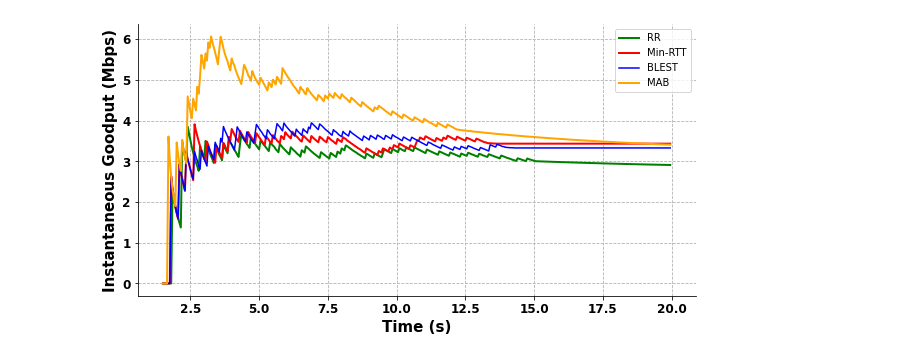
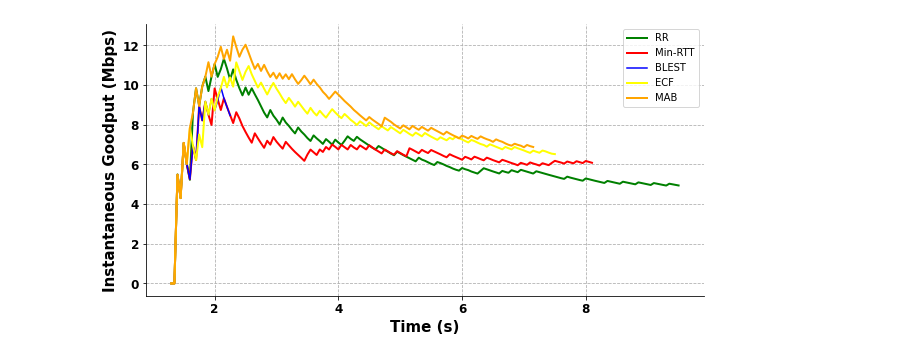
Before and after one commit to ssjShirley/mpquic-ns3, a Jupyter notebook: jupyter_folder/Draw.ipynb, the cells around one changed output. Cells and saved outputs as stored; diff of their text form; code cells hidden in the pictures.

```diff
--- a/jupyter_folder/Draw.ipynb
+++ b/jupyter_folder/Draw.ipynb
@@ -15,9 +15,9 @@ schedulerTypes = [0]
 
 
 def help(i):
-    dir = 'rate-send-3-5242880'
-    # file = open(dir+'/scheduler'+str(i)+'-queue.txt', 'r')
-    # finish_time = float(file.readlines()[-1].split('\t')[0])
+    dir = 'delay-dynamic-5242880'
+    file = open(dir+'/scheduler'+str(i)+'-queue.txt', 'r')
+    finish_time = float(file.readlines()[-1].split('\t')[0])
     file = open(dir+'/scheduler'+str(i)+'-rx.txt', 'r')
     lines = file.readlines()
     goodput = []
@@ -31,8 +31,8 @@ def help(i):
             c_time[1] = c_time[1] + float(temp[5])
             c_time.append(i)
             goodput.append(c_time)
-            # if (c_time[0] > finish_time):
-            #     break
+            if (c_time[0] > finish_time):
+                break
             c_time = []
     dataTotal = pd.DataFrame (goodput, columns = ['Time', 'goodput', 'scheduler'])
     return dataTotal
@@ -44,4 +44,4 @@ blest = help(2)
 ecf = help(3)
 mab = help(5)
 
-print(rr)
+# print(rr)
@@ -69,34 +48,34 @@ print(rr)
 # %%
 
 plt.figure(figsize=(10, 5))
 plt.grid(linestyle="--")  # 设置背景网格线为虚线
 ax = plt.gca()
 ax.spines['top'].set_visible(False)  # 去掉上边框
 ax.spines['right'].set_visible(False)  # 去掉右边框
 
 
 plt.plot(rr['Time'], rr['goodput'], color="green", label="RR", linewidth=2)
 plt.plot(minrtt['Time'], minrtt['goodput'], color="red", label="Min-RTT", linewidth=2)
 plt.plot(blest['Time'], blest['goodput'], color="blue", label="BLEST", linewidth=1.5)
-# plt.plot(ecf['Time'], ecf['goodput'], color="blue", label="ECF", linewidth=2)
+plt.plot(ecf['Time'], ecf['goodput'], color="yellow", label="ECF", linewidth=2)
 plt.plot(mab['Time'], mab['goodput'], color="orange", label="MAB", linewidth=2)
 
 # group_labels = ['1-1', '1-2', '1-3', '1-4', '1-5', '1-6', '1-7', '1-8', '1-9']  # x轴刻度的标识
 plt.xticks(fontsize=12, fontweight='bold')  # 默认字体大小为10
 plt.yticks(fontsize=12, fontweight='bold')
-# # plt.title("example", fontsize=12, fontweight='bold')  # 默认字体大小为12
+# plt.title("example", fontsize=12, fontweight='bold')  # 默认字体大小为12
 plt.ylabel("Instantaneous Goodput (Mbps)", fontsize=15, fontweight='bold')
 plt.xlabel("Time (s)", fontsize=15, fontweight='bold')
 # plt.xlim(0.9, 6.1)  # 设置x轴的范围
 # plt.ylim(0, 5)
 
 # # plt.legend()          #显示各曲线的图例
 plt.legend(loc=0, numpoints=1)
 # leg = plt.gca().get_legend()
 # ltext = leg.get_texts()
 # plt.setp(ltext, fontsize=12, fontweight='bold')  # 设置图例字体的大小和粗细
 
-plt.savefig('./ins_goodput_mid.png', format='png')  # 建议保存为svg格式,再用在线转换工具转为矢量图emf后插入word中
+# plt.savefig('./ins_goodput_1.png', format='png')  # 建议保存为svg格式,再用在线转换工具转为矢量图emf后插入word中
 plt.show()
 # %% [output]
-[figure, old version]
+[figure, new version]
```
Also changed, not shown: parts of 4 cells of this notebook, 20 other files.
